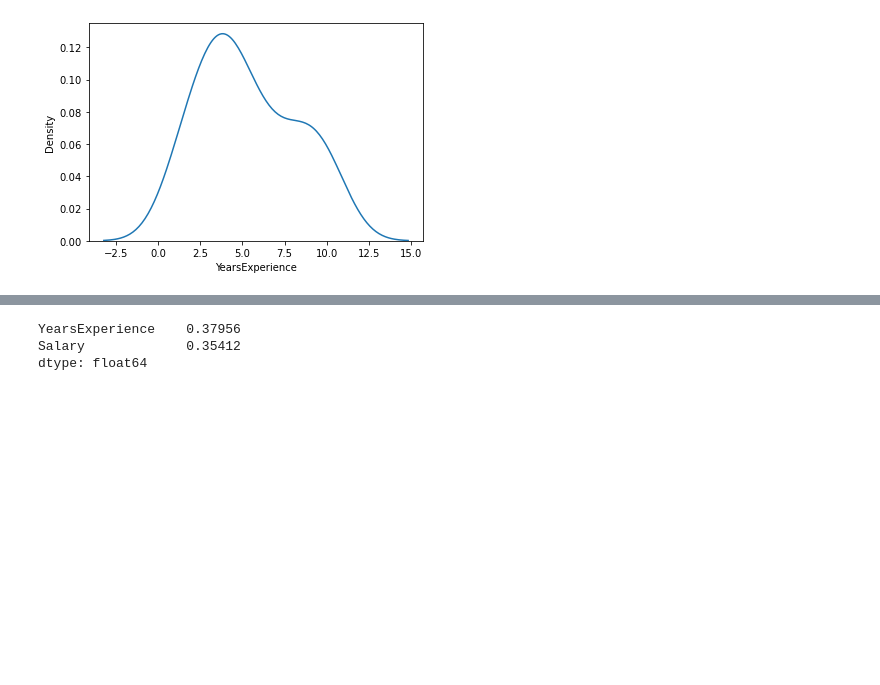
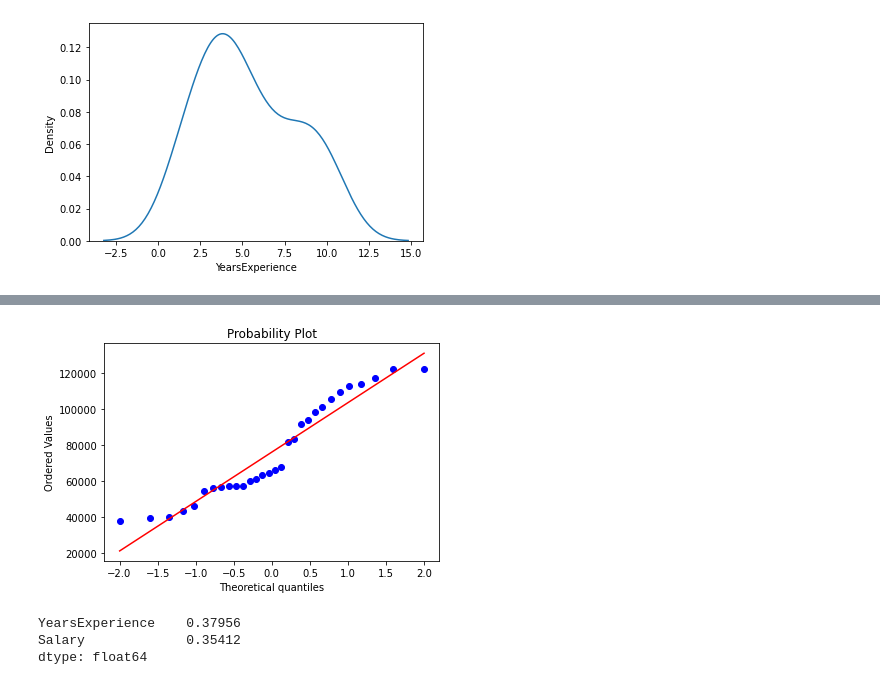
Before and after one commit to Navyakn26/Practice, a Jupyter notebook: Assignment_4_linear_regression(salary_hike).ipynb, the cells around one changed output, grey strips where cells are left out. Drawn from its saved outputs; the diff is of its cells as text; code cells hidden in the pictures; blank space fills up the shorter version.

```diff
--- a/Assignment_4_linear_regression(salary_hike).ipynb
+++ b/Assignment_4_linear_regression(salary_hike).ipynb
@@ -90,3 +99,7 @@ sns.distplot(a=salary_data['YearsExperience'],hist=False);
+# %%
+stats.probplot(x=salary_data['Salary'],plot=plt);
+# %% [output]
+[figure, added]
 # %%
 salary_data.skew()
 # %% [output]
```
Also changed, not shown: parts of 12 cells of this notebook.
